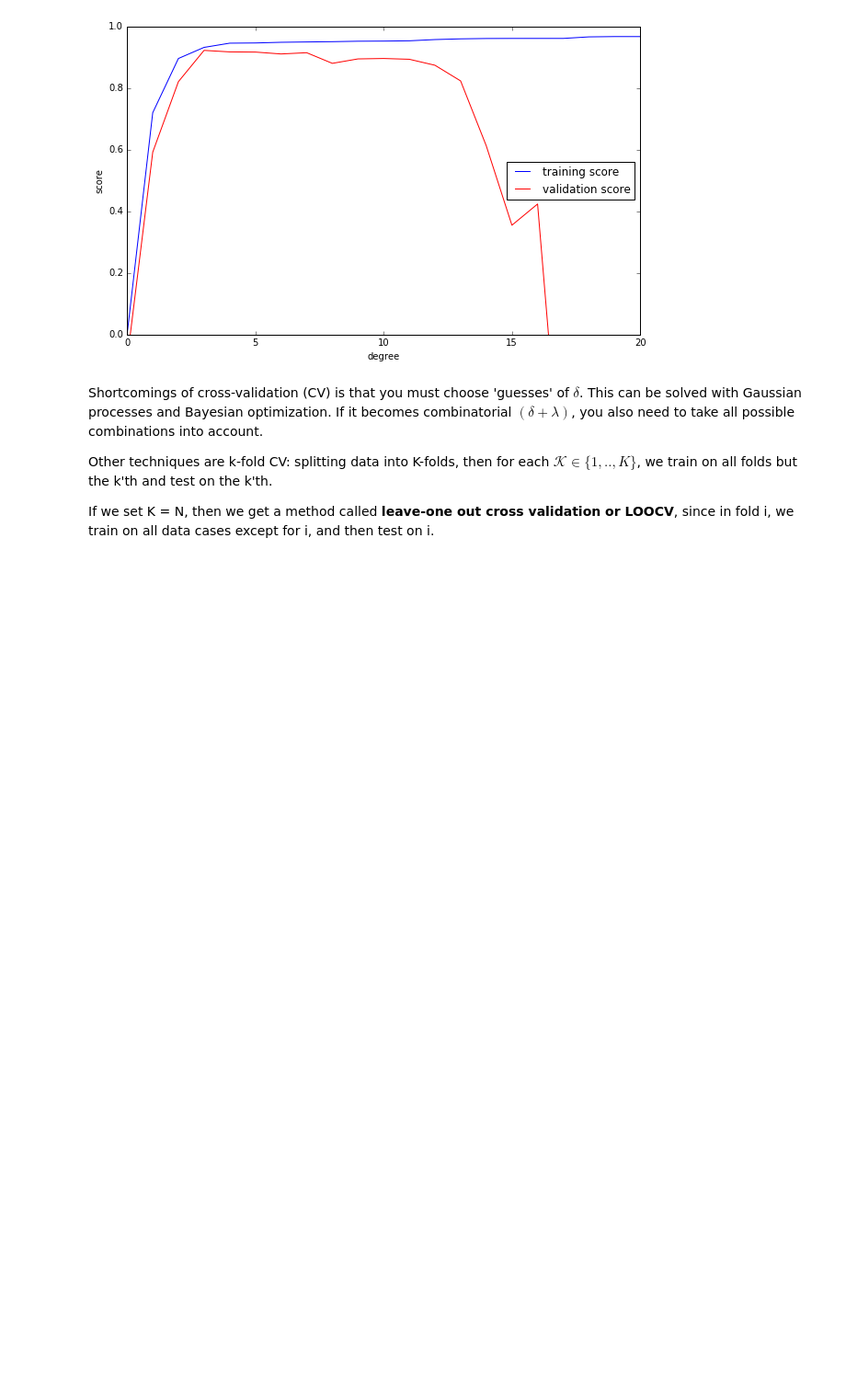
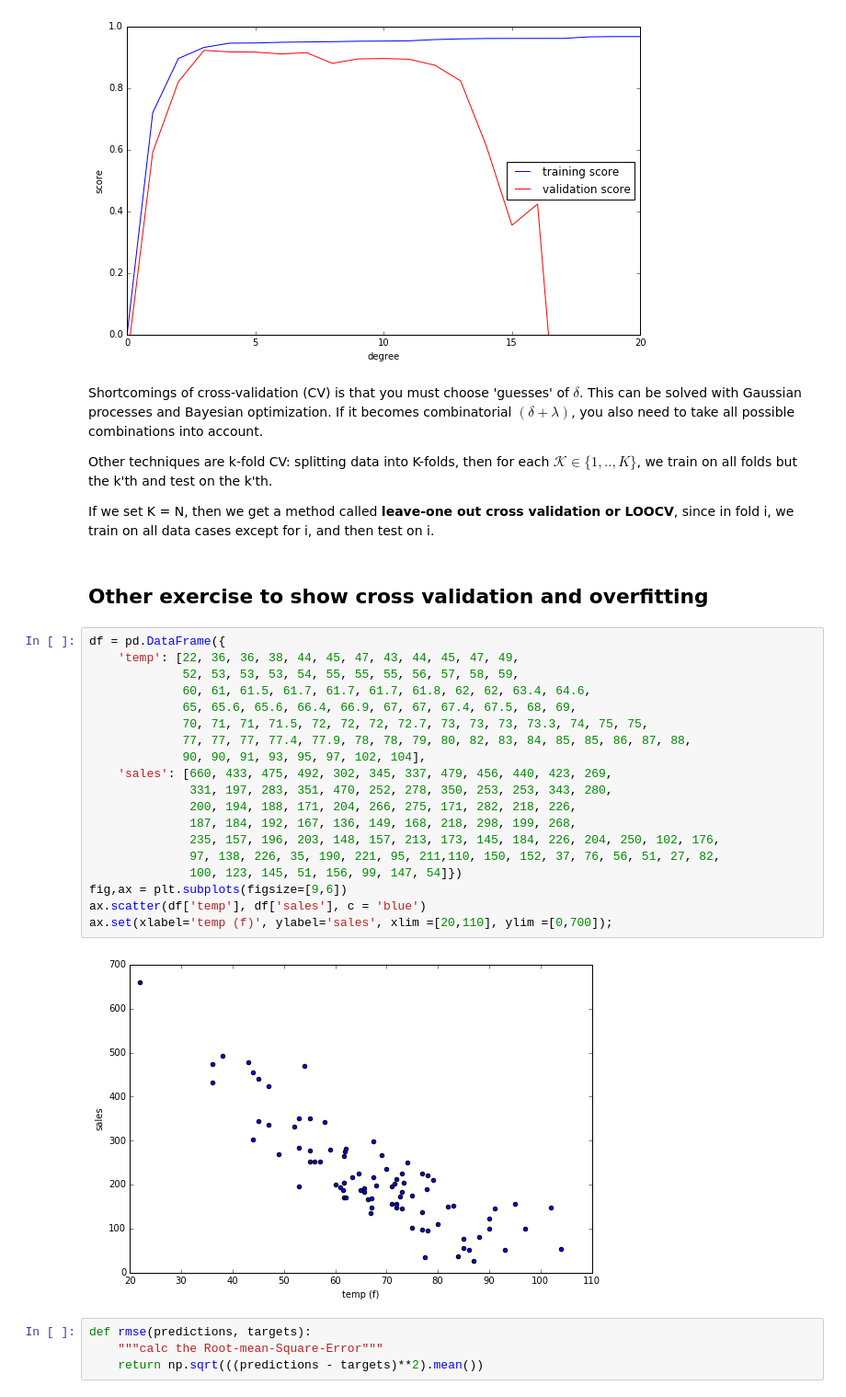
Before and after one commit to rmania/datascience, a Jupyter notebook: ubc_ml/Linear_prediction_regularization.ipynb, the cells around one changed output. Shown at 92% size. Drawn from its saved outputs; the diff is of its cells as text; blank space fills up the shorter version.

```diff
--- a/ubc_ml/Linear_prediction_regularization.ipynb
+++ b/ubc_ml/Linear_prediction_regularization.ipynb
@@ -364,3 +364,30 @@ Shortcomings of cross-validation (CV) is that you must choose 'guesses' of $\del
 Other techniques are k-fold CV: splitting data into K-folds, then for each $\mathcal{K} \in \{ 1, .., K \}$, we train on all folds but the k'th and test on the k'th.
 
 If we set K = N, then we get a method called **leave-one out cross validation or LOOCV**, since in fold i, we train on all data cases except for i, and then test on i.
+# %% [markdown]
+## Other exercise to show cross validation and overfitting
+# %%
+df = pd.DataFrame({
+    'temp': [22, 36, 36, 38, 44, 45, 47, 43, 44, 45, 47, 49,
+             52, 53, 53, 53, 54, 55, 55, 55, 56, 57, 58, 59,
+             60, 61, 61.5, 61.7, 61.7, 61.7, 61.8, 62, 62, 63.4, 64.6,
+             65, 65.6, 65.6, 66.4, 66.9, 67, 67, 67.4, 67.5, 68, 69,
+             70, 71, 71, 71.5, 72, 72, 72, 72.7, 73, 73, 73, 73.3, 74, 75, 75,
+             77, 77, 77, 77.4, 77.9, 78, 78, 79, 80, 82, 83, 84, 85, 85, 86, 87, 88,
+             90, 90, 91, 93, 95, 97, 102, 104],
+    'sales': [660, 433, 475, 492, 302, 345, 337, 479, 456, 440, 423, 269,
+              331, 197, 283, 351, 470, 252, 278, 350, 253, 253, 343, 280,
+              200, 194, 188, 171, 204, 266, 275, 171, 282, 218, 226,
+              187, 184, 192, 167, 136, 149, 168, 218, 298, 199, 268,
+              235, 157, 196, 203, 148, 157, 213, 173, 145, 184, 226, 204, 250, 102, 176,
+              97, 138, 226, 35, 190, 221, 95, 211,110, 150, 152, 37, 76, 56, 51, 27, 82,
+              100, 123, 145, 51, 156, 99, 147, 54]})
+fig,ax = plt.subplots(figsize=[9,6])
+ax.scatter(df['temp'], df['sales'], c = 'blue')
+ax.set(xlabel='temp (f)', ylabel='sales', xlim =[20,110], ylim =[0,700]);
+# %% [output]
+[figure, added]
+# %%
+def rmse(predictions, targets):
+    """calc the Root-mean-Square-Error"""
+    return np.sqrt(((predictions - targets)**2).mean())
```
Also changed, not shown: parts of 7 cells of this notebook.
